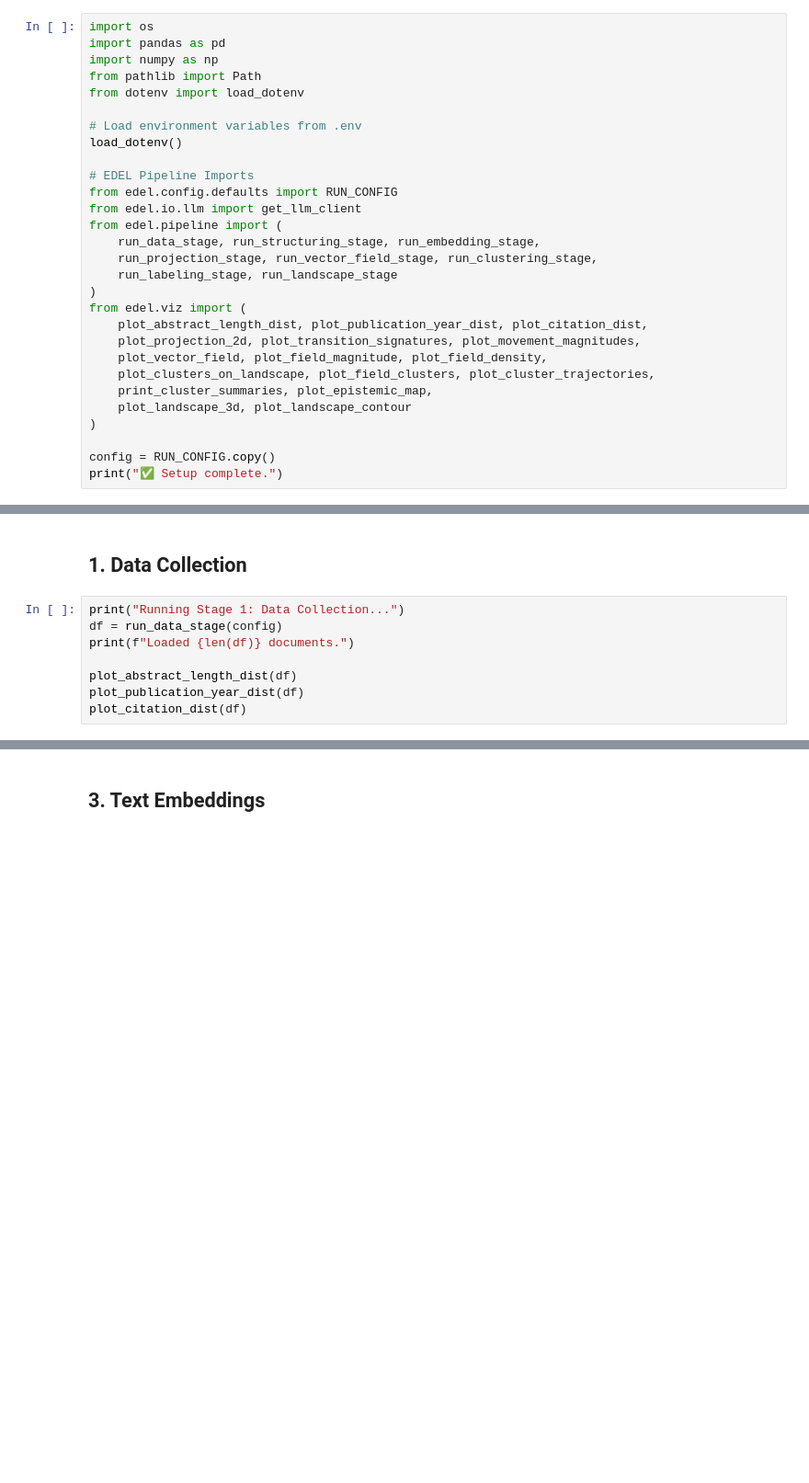
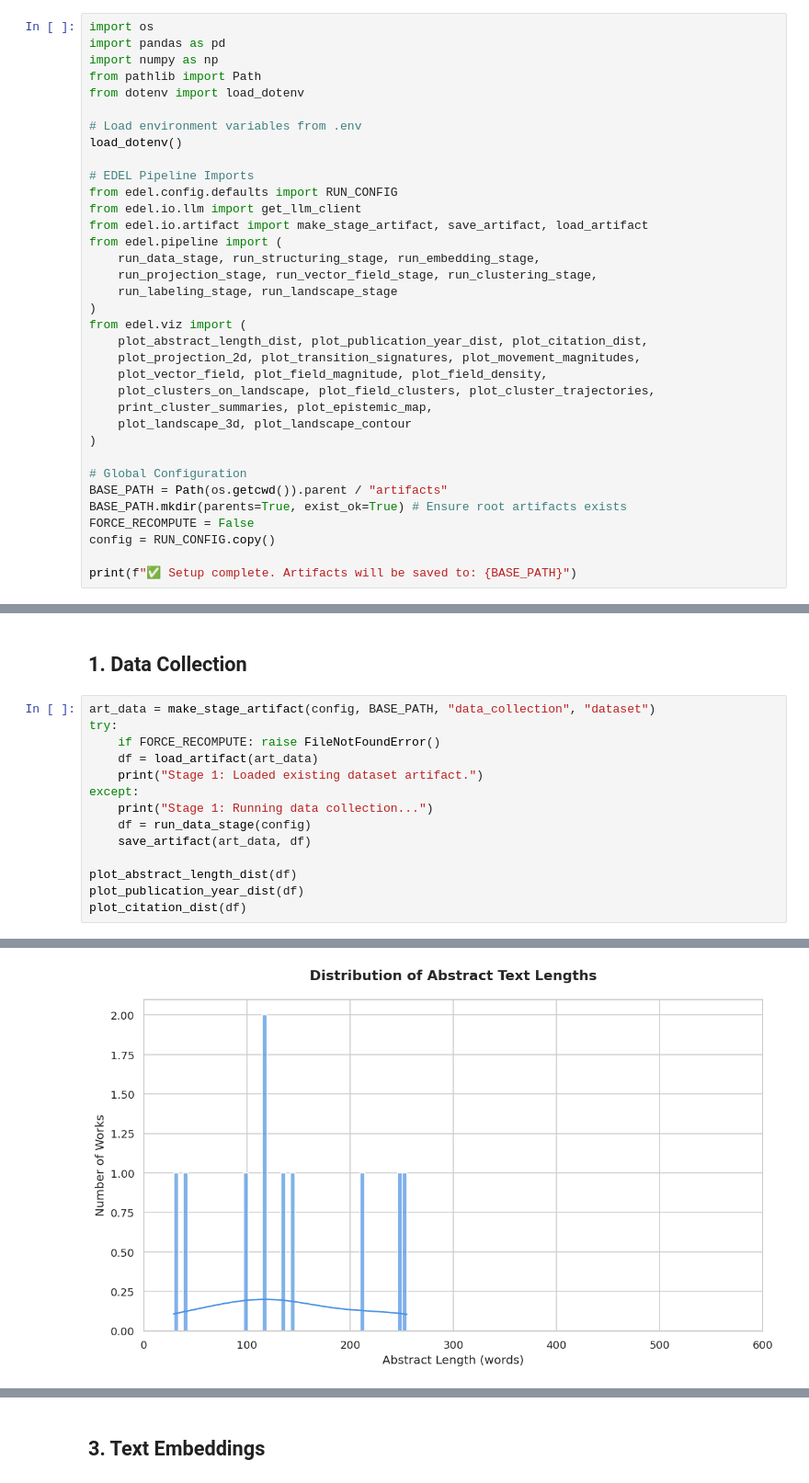
Before and after one commit to luizgcorreia/edel, a Jupyter notebook: notebooks/exploration.ipynb, the cells around one changed output, grey strips where cells are left out. Shown at 92% size. Drawn from its saved outputs; the diff is of its cells as text; blank space fills up the shorter version.

```diff
--- a/notebooks/exploration.ipynb
+++ b/notebooks/exploration.ipynb
@@ -17,6 +17,7 @@ load_dotenv()
 # EDEL Pipeline Imports
 from edel.config.defaults import RUN_CONFIG
 from edel.io.llm import get_llm_client
+from edel.io.artifact import make_stage_artifact, save_artifact, load_artifact
 from edel.pipeline import (
     run_data_stage, run_structuring_stage, run_embedding_stage,
     run_projection_stage, run_vector_field_stage, run_clustering_stage,
@@ -31,6 +32,11 @@ from edel.viz import (
     plot_landscape_3d, plot_landscape_contour
 )
 
+# Global Configuration
+BASE_PATH = Path(os.getcwd()).parent / "artifacts"
+BASE_PATH.mkdir(parents=True, exist_ok=True) # Ensure root artifacts exists
+FORCE_RECOMPUTE = False
 config = RUN_CONFIG.copy()
-print("✅ Setup complete.")
+
+print(f"✅ Setup complete. Artifacts will be saved to: {BASE_PATH}")
 # %% [output]
@@ -165,10 +171,17 @@ config = {
 # %% [markdown]
 ## 1. Data Collection
 # %%
-print("Running Stage 1: Data Collection...")
-df = run_data_stage(config)
-print(f"Loaded {len(df)} documents.")
+art_data = make_stage_artifact(config, BASE_PATH, "data_collection", "dataset")
+try:
+    if FORCE_RECOMPUTE: raise FileNotFoundError()
+    df = load_artifact(art_data)
+    print("Stage 1: Loaded existing dataset artifact.")
+except:
+    print("Stage 1: Running data collection...")
+    df = run_data_stage(config)
+    save_artifact(art_data, df)
 
 plot_abstract_length_dist(df)
 plot_publication_year_dist(df)
 plot_citation_dist(df)
+# %% [output]
@@ -174,0 +189 @@ plot_citation_dist(df)
+[figure, added]
```
Also changed, not shown: parts of 24 cells of this notebook, 5 other files.
